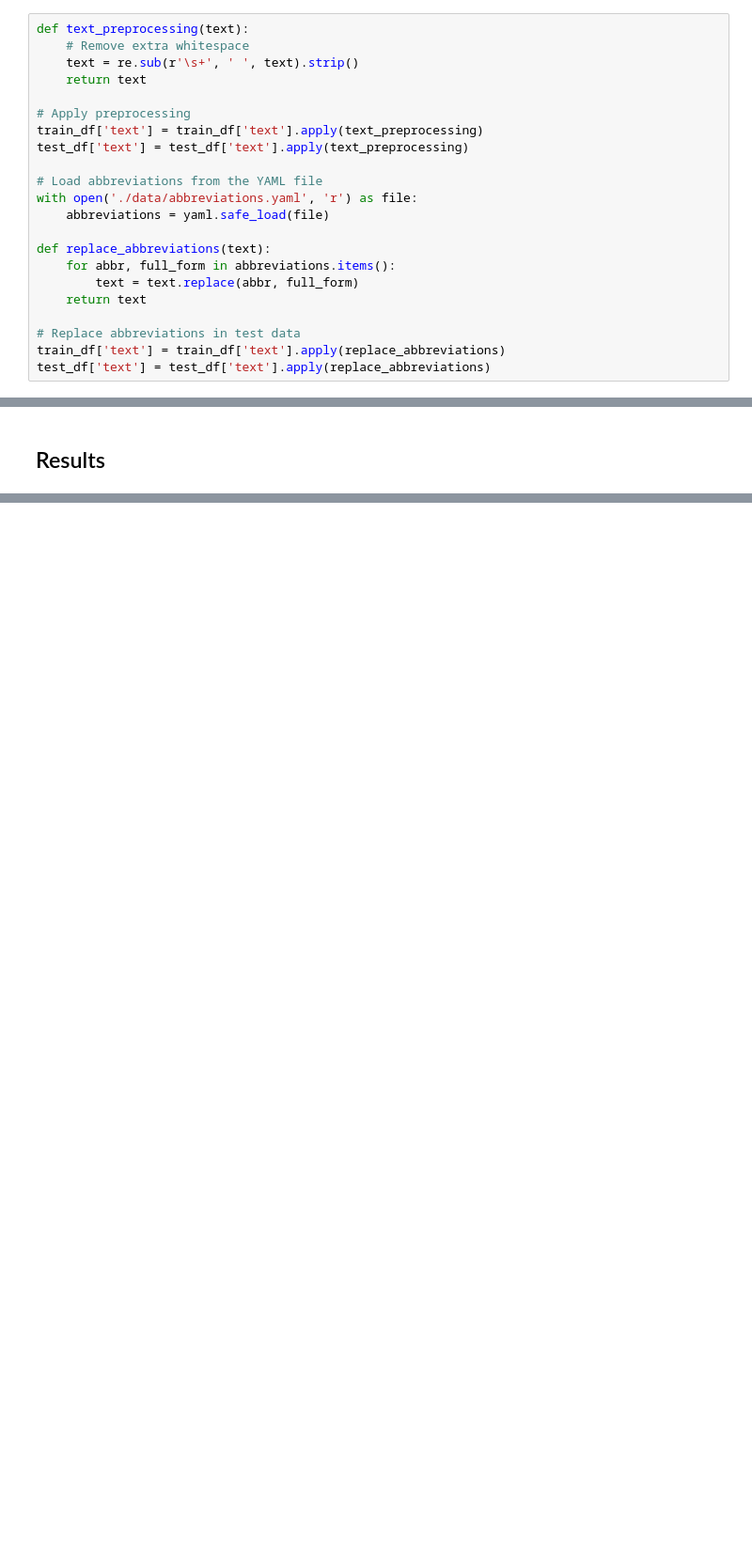
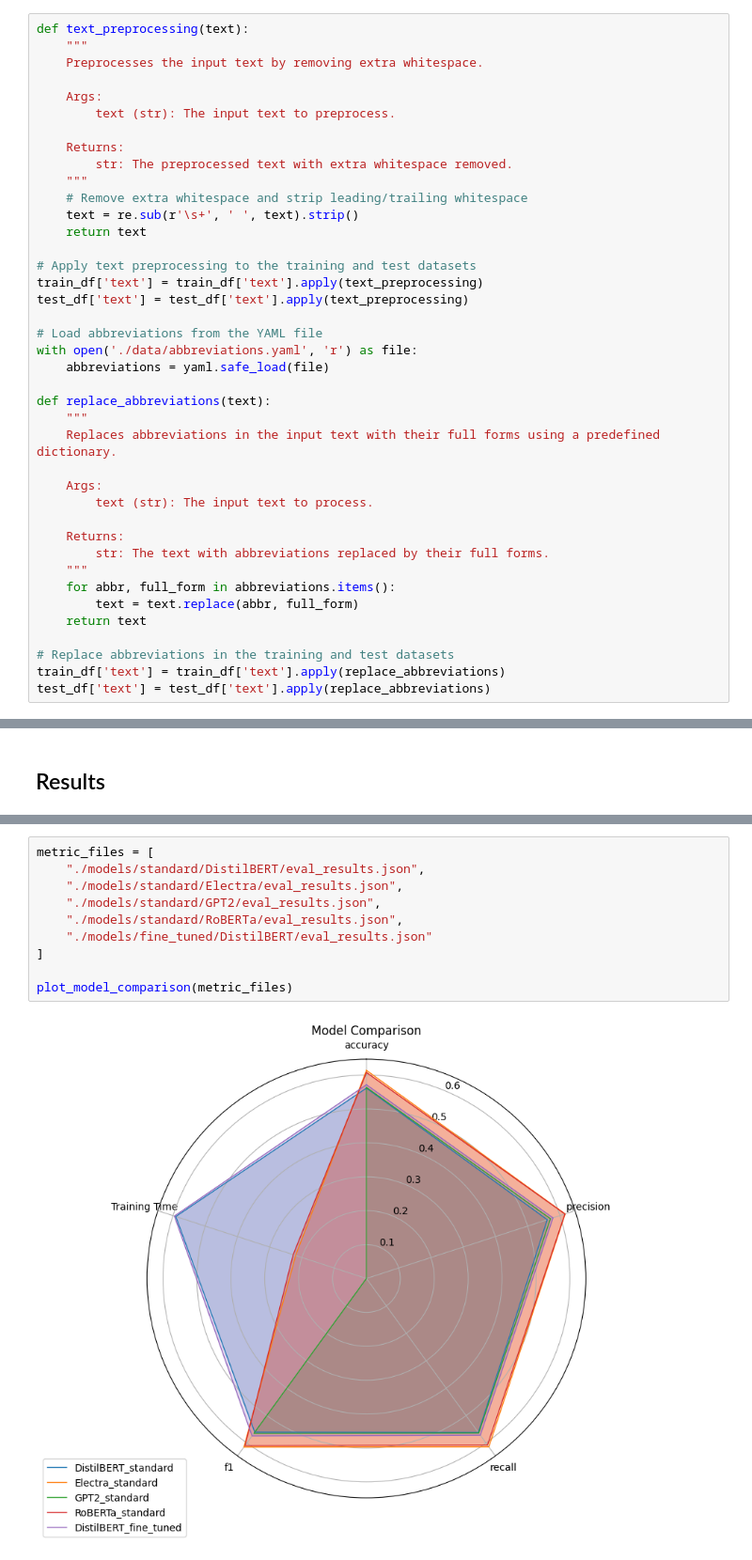
Before and after one commit to Natural-Language-Processing-SS24/task2, a Jupyter notebook: SentimentAnalysis.ipynb, the cells around one changed output, grey strips where cells are left out. Shown at 94% size. Cells and saved outputs as stored; diff of their text form; blank space fills up the shorter version.

```diff
--- a/SentimentAnalysis.ipynb
+++ b/SentimentAnalysis.ipynb
@@ -259,11 +270,20 @@ text_length_by_label
 This code snippet ensures that the text data is cleaned and standardized by removing extra whitespace and replacing abbreviations with their full forms. This preprocessing step improves the quality of the text data, making it more suitable for subsequent analysis and model training.
 # %%
 def text_preprocessing(text):
-    # Remove extra whitespace
+    """
+    Preprocesses the input text by removing extra whitespace.
+
+    Args:
+        text (str): The input text to preprocess.
+
+    Returns:
+        str: The preprocessed text with extra whitespace removed.
+    """
+    # Remove extra whitespace and strip leading/trailing whitespace
     text = re.sub(r'\s+', ' ', text).strip()
     return text
 
-# Apply preprocessing
+# Apply text preprocessing to the training and test datasets
 train_df['text'] = train_df['text'].apply(text_preprocessing)
 test_df['text'] = test_df['text'].apply(text_preprocessing)
 
@@ -272,11 +292,20 @@ with open('./data/abbreviations.yaml', 'r') as file:
     abbreviations = yaml.safe_load(file)
 
 def replace_abbreviations(text):
+    """
+    Replaces abbreviations in the input text with their full forms using a predefined dictionary.
+
+    Args:
+        text (str): The input text to process.
+
+    Returns:
+        str: The text with abbreviations replaced by their full forms.
+    """
     for abbr, full_form in abbreviations.items():
         text = text.replace(abbr, full_form)
     return text
 
-# Replace abbreviations in test data
+# Replace abbreviations in the training and test datasets
 train_df['text'] = train_df['text'].apply(replace_abbreviations)
 test_df['text'] = test_df['text'].apply(replace_abbreviations)
 # %% [markdown]
@@ -869,0 +999,12 @@ iface.launch()
+# %%
+metric_files = [
+    "./models/standard/DistilBERT/eval_results.json",
+    "./models/standard/Electra/eval_results.json",
+    "./models/standard/GPT2/eval_results.json",
+    "./models/standard/RoBERTa/eval_results.json",
+    "./models/fine_tuned/DistilBERT/eval_results.json"
+]
+
+plot_model_comparison(metric_files)
+# %% [output]
+[figure, added]
```
Also changed, not shown: parts of 13 cells of this notebook, 1 other file.
